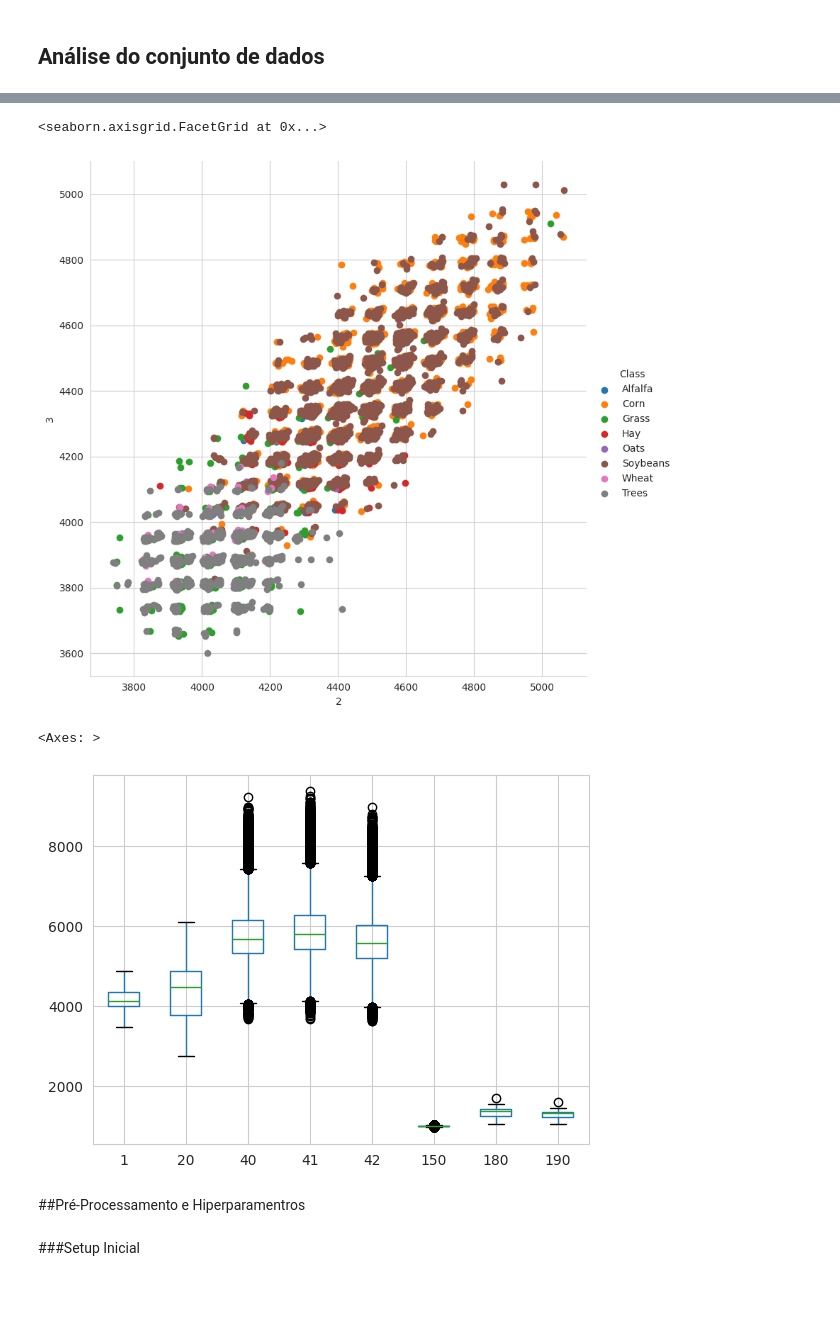
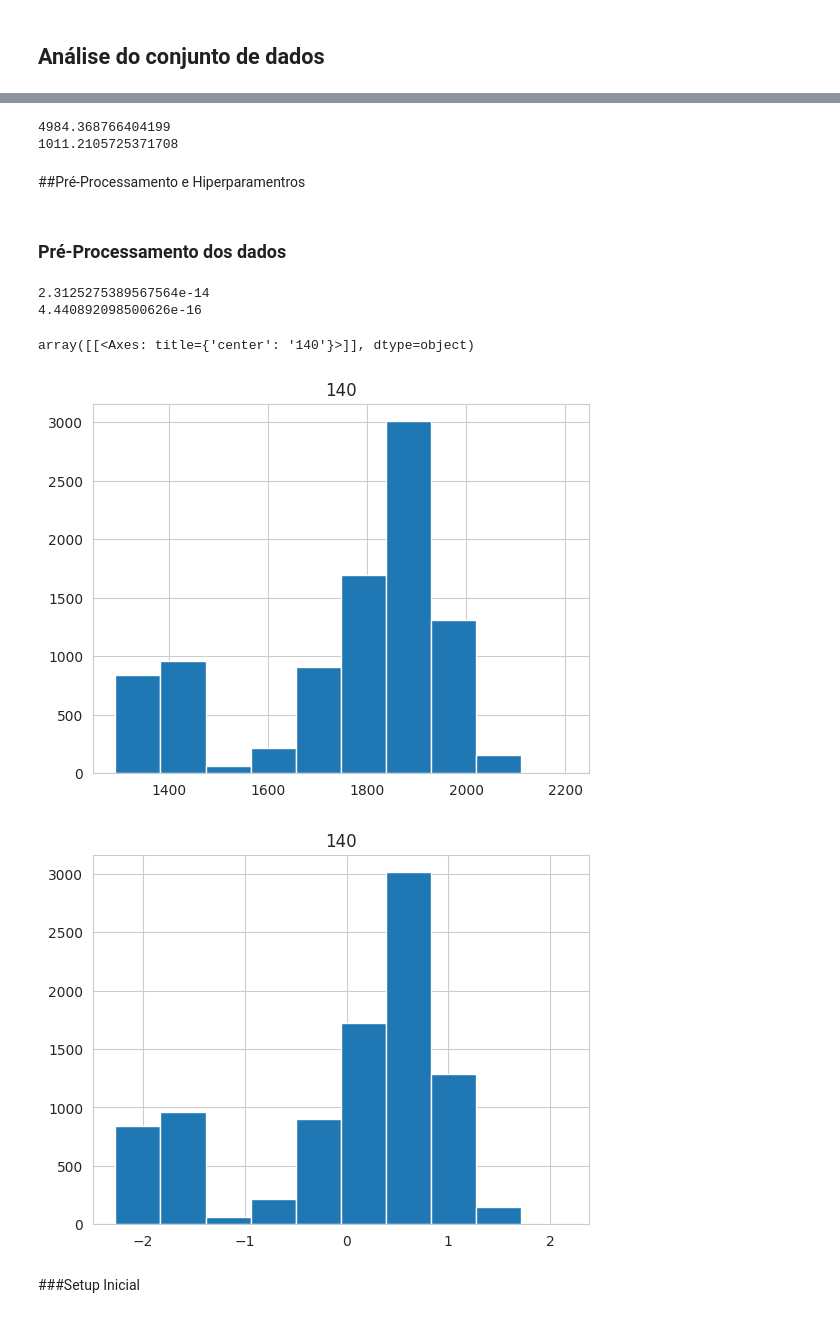
Before and after one commit to RenanSerraC/Machine_Learning_II_PES, a Jupyter notebook: MLII_Project.ipynb, the cells around one changed output, grey strips where cells are left out. Cells and saved outputs as stored; diff of their text form; code cells hidden in the pictures; blank space fills up the shorter version.

```diff
--- a/MLII_Project.ipynb
+++ b/MLII_Project.ipynb
@@ -69,21 +44,36 @@ Name: Class, dtype: int64
 # %%
 # Distribuição das classes por Features
-sns.set_style("whitegrid")
-sns.FacetGrid(dataset, hue ="Class",
-              height = 8).map(plt.scatter,
-                              '2',
-                              '3').add_legend()
+target_col = 'Class'
 # %% [output]
-<seaborn.axisgrid.FacetGrid at 0x...>
+4984.368766404199
+1011.2105725371708
-[figure, removed]
-# %%
-#Boxplot para ajudar a entender disrtibuição das coliunas
-dataset.boxplot(column=["1","20","40","41","42","150","180","190"])
-# %% [output]
-<Axes: >
-[figure, removed]
 # %% [markdown]
 ##Pré-Processamento e Hiperparamentros
+# %% [markdown]
+### Pré-Processamento dos dados
+# %%
+#Arrays do Banco de dados
+X = dataset.loc[:,"0":"219"]
+y = dataset.loc[:,["Class"]]
+
+#Criando Dataset NORMALIZADO Z
+s_dataset = dataset.copy(deep= True)
+stdScaler = StandardScaler()
+stdScaler.fit(X)
+s_dataset.loc[:,"0":"219"] = stdScaler.fit_transform(X,y=True)
+
+#Analisando médias e desvio padrão do dataset não normalizado e normalizado
+print (s_dataset.mean().max() - s_dataset.mean().min())
+print (s_dataset.std().max() - s_dataset.std().min())
+
+dataset.hist(column="140")
+s_dataset.hist(column="140")
+# %% [output]
+2.3125275389567564e-14
+4.440892098500626e-16
+array([[<Axes: title={'center': '140'}>]], dtype=object)
+[figure, added]
+[figure, added]
 # %% [markdown]
 ###Setup Inicial
 # %%
```
Also changed, not shown: parts of 6 cells of this notebook.
